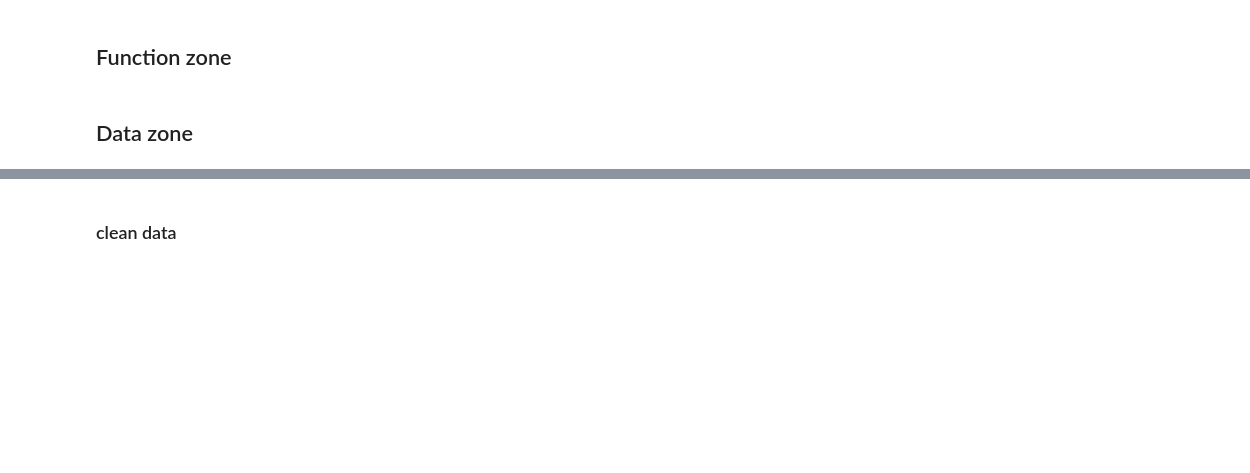
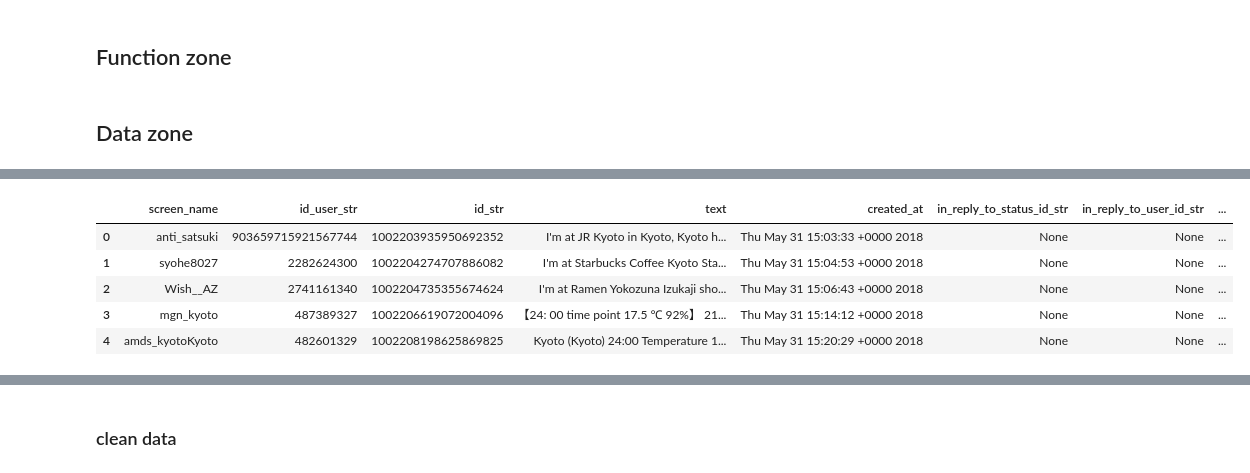
Before and after one commit to lemonaz5/JPintern, a Jupyter notebook: City Similarity.ipynb, the cells around one changed output, grey strips where cells are left out. Drawn from its saved outputs; the diff is of its cells as text; code cells hidden in the pictures; blank space fills up the shorter version.

```diff
--- a/City Similarity.ipynb
+++ b/City Similarity.ipynb
@@ -81,0 +186,2 @@ def in_tuple(tp, x):
+# %%
+df_kyt = load_obj(path_play + r"\kyoto_translated1")
@@ -81,0 +208,9 @@ def in_tuple(tp, x):
+# %%
+df_kyt.head()
+# %% [output]
+|  | screen_name | id_user_str | id_str | text | created_at | in_reply_to_status_id_str | in_reply_to_user_id_str | ... |
+| 0 | anti_satsuki | 903659715921567744 | 1002203935950692352 | I'm at JR Kyoto in Kyoto, Kyoto h... | Thu May 31 15:03:33 +0000 2018 | None | None | ... |
+| 1 | syohe8027 | 2282624300 | 1002204274707886082 | I'm at Starbucks Coffee Kyoto Sta... | Thu May 31 15:04:53 +0000 2018 | None | None | ... |
+| 2 | Wish__AZ | 2741161340 | 1002204735355674624 | I'm at Ramen Yokozuna Izukaji sho... | Thu May 31 15:06:43 +0000 2018 | None | None | ... |
+| 3 | mgn_kyoto | 487389327 | 1002206619072004096 | 【24: 00 time point 17.5 ℃ 92%】 21... | Thu May 31 15:14:12 +0000 2018 | None | None | ... |
+| 4 | amds_kyotoKyoto | 482601329 | 1002208198625869825 | Kyoto (Kyoto) 24:00 Temperature 1... | Thu May 31 15:20:29 +0000 2018 | None | None | ... |
```
Also changed, not shown: parts of 62 cells of this notebook, 12 other files.
